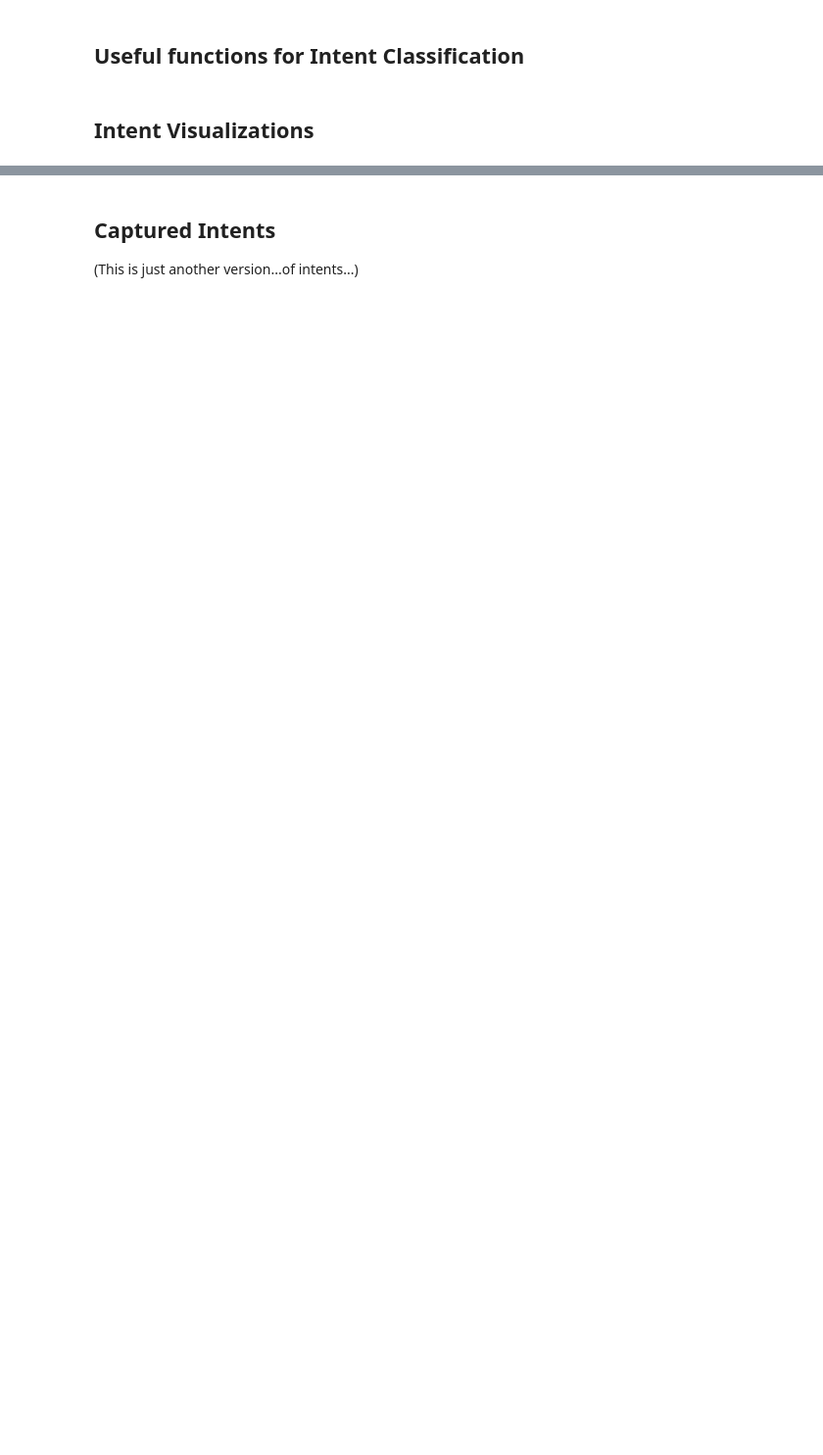
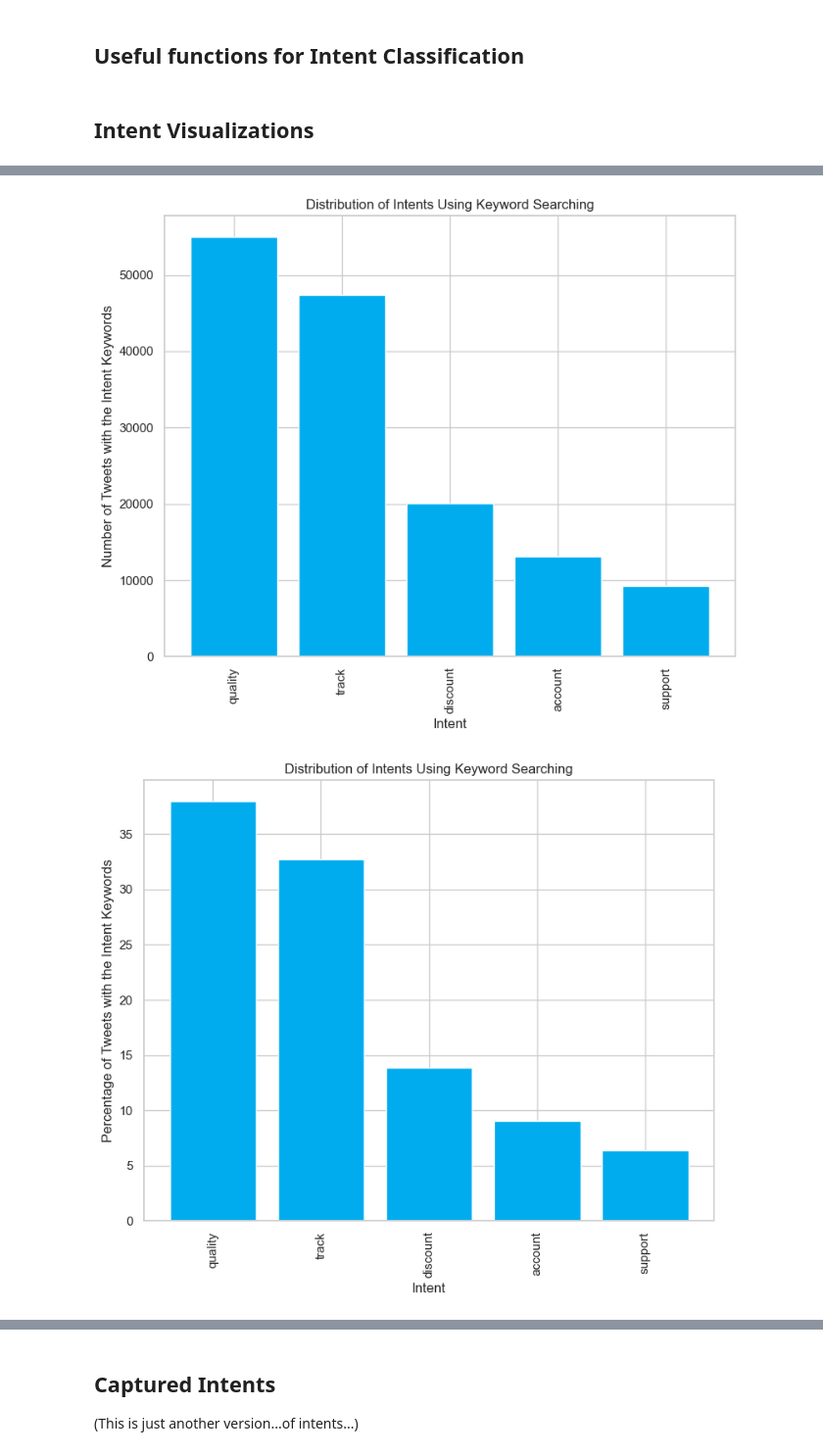
Before and after one commit to sinhasagar507/Customer-support-bot, a Jupyter notebook: notebooks/2.0_heuristic_keyword_exploration.ipynb, the cells around one changed output, grey strips where cells are left out. Shown at 98% size. Cells and saved outputs as stored; diff of their text form; code cells hidden in the pictures; blank space fills up the shorter version.

Commit message:
Onto Intent Classification

```diff
--- a/notebooks/2.0_heuristic_keyword_exploration.ipynb
+++ b/notebooks/2.0_heuristic_keyword_exploration.ipynb
@@ -125,12 +310,14 @@ for i in intents.items():
 # %%
 def get_key_tweets(series, keywords):
     '''
-    Takes as input the list of keywords and outputs the Tweets that contains at least
+    Takes as input the list of keywords and outputs the tweets that contains at least
     one of these keywords
     '''
+    # Initialize an empty list to store the tweets that contain keywords
     keyword_tweets = []
     for tweet in series:
         for word in keywords:
+            # If the keyword is found in the tweet, add the tweet to the list
             if word in tweet:
                 keyword_tweets.append(tweet)
     return keyword_tweets
@@ -140,9 +327,12 @@ def get_key_tweets_all(series, keywords):
     Takes as input the list of keywords and outputs the Tweets that contains all
     of these keywords
     '''
+    # Initialize an empty list to store the tweets that contain keywords
     keyword_tweets = []
     for tweet in series:
+        # Check if all keywords are in the tweet
         if all(word in tweet for word in keywords):
+            # Add the tweet to the list
             keyword_tweets.append(tweet)
     return keyword_tweets
 
@@ -150,19 +340,20 @@ def key_absent_tweets(series, keywords):
     '''
     Takes as input the list of keywords and outputs the tweets which don't contain any of these keywords
     '''
+    # Initialize an empty list to store the tweets that do not contain any of the keywords
     keyword_absent_tweets = []
+
+    # Loop over each tweet in the series
     for tweet in series:
+        # Check if any keyword is not in the tweet
         if not any(keyword in tweet for keyword in keywords):
+            # If the tweet does not contain any of the keywords, add it to the list
             keyword_absent_tweets.append(tweet)
 
     return keyword_absent_tweets
 
 # Getting a list of all my keywords so far
-all_keywords = []
-for keywords in intents.values():
-    for keyword in keywords:
-        all_keywords.append(keyword)
-
+all_keywords = list(itertools.chain(*intents.values()))
 
 # Understand the code later
 def only_key_tweets(series, keywords):
@@ -171,12 +362,12 @@ def only_key_tweets(series, keywords):
 
     for tweet in series:
         # Check
-        if all(elem i tweet for elem in keywords):
+        if all(elem in tweet for elem in keywords):
             kept.append(tweet)
 
     return pd.Series(kept)
 
-# Understand this code
+# TODO: Understand this function later
 def to_set(l):
     ''' In order to make the Tweets a set to check for intersections, we need
     to make them immutable by making it a tuple because sets only accept immutable
@@ -187,27 +387,31 @@ def to_set(l):
 # %%
 # Using the function above to visualize the distribution of intents in my dataset
 
-intent_lengths = [len(get_key_tweets(processed['Processed Inbound'], intents[intent])) for intent in intents.keys()]
-keyword = pd.DataFrame({'intents': list(intents.keys()), 'intent_lengths': intent_lengths}).sort_values('intent_lengths', ascending = False)
+intent_lengths = [len(get_key_tweets(processed_v2["clean_inbound_text"], intents[intent])) for intent in intents.keys()]
+keywords_df = pd.DataFrame({"intents": list(intents.keys()), "intent_lengths": intent_lengths}).sort_values("intent_lengths", ascending = False)
 
 # Visualization
 plt.figure(figsize=(9,7))
-plt.bar(keyword['intents'], keyword['intent_lengths'], color = '#00acee')
-plt.title('Distribution of Intents Using Keyword Searching')
-plt.xlabel('Intent')
+plt.bar(keywords_df["intents"], keywords_df["intent_lengths"], color = "#00acee")
+plt.title("Distribution of Intents Using Keyword Searching")
+plt.xlabel("Intent")
 plt.xticks(rotation=90)
-plt.ylabel('Number of Tweets with the Intent Keywords')
+plt.ylabel("Number of Tweets with the Intent Keywords")
 plt.show()
 
+# TODO: Add the percentage symbols and precise markers in the plot later
 # Proportions visualization
 plt.figure(figsize=(9,7))
-plt.bar(keyword['intents'], keyword['intent_lengths'] * 100 / 75879, color = '#00acee')
-plt.title('Distribution of Intents Using Keyword Searching')
-plt.xlabel('Intent')
+plt.bar(keywords_df["intents"], keywords_df["intent_lengths"] * 100 / 144759, color = "#00acee")
+plt.title("Distribution of Intents Using Keyword Searching")
+plt.xlabel("Intent")
 plt.xticks(rotation=90)
-plt.ylabel('Percentage of Tweets with the Intent Keywords')
+plt.ylabel("Percentage of Tweets with the Intent Keywords")
 # Saving
-plt.savefig('visualizations/intent_distribution_keyword.png')
+plt.savefig("../reports/figures/intent_distribution_keyword.png")
 plt.show()
+# %% [output]
+[figure, added]
+[figure, added]
 # %%
 # Seeing precise numeric counts
```
Also changed, not shown: parts of 37 cells of this notebook, 3 other files.
